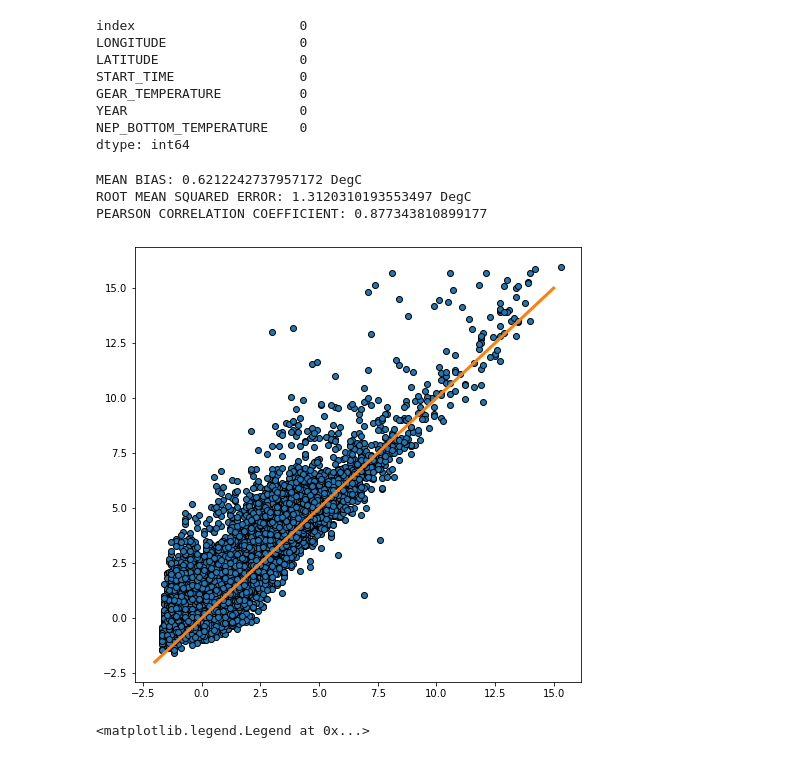
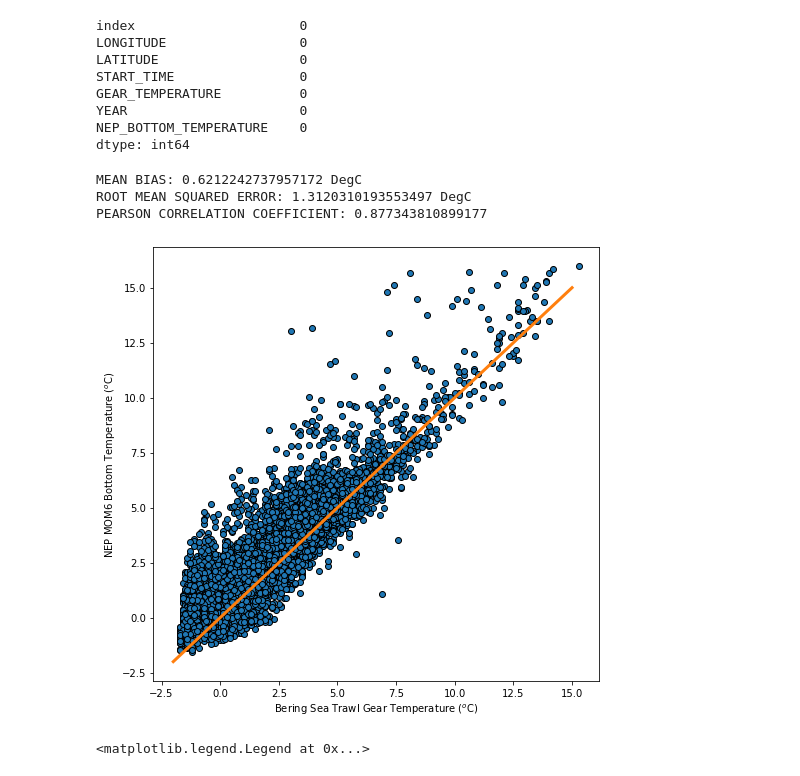
Before and after one commit to amoebaliz/NEP_diagnostics, a Jupyter notebook: Bering_Sea_Bottom_Trawl_Kearney_Approach.ipynb, the cells around one changed output. Cells and saved outputs as stored; diff of their text form; code cells hidden in the pictures.

Commit message:
added labels to plot

```diff
--- a/Bering_Sea_Bottom_Trawl_Kearney_Approach.ipynb
+++ b/Bering_Sea_Bottom_Trawl_Kearney_Approach.ipynb
@@ -47,18 +47,20 @@ dtype: int64
 # %%
 # ALL values 2003-2019
 plt.figure(figsize=(8,8))
 plt.plot(trawl_temp,nep_temp,'o',mec='k')
 plt.plot((-2,15),(-2,15),linewidth=3)
+plt.xlabel('Bering Sea Trawl Gear Temperature ($^o$C)')
+plt.ylabel('NEP MOM6 Bottom Temperature ($^o$C)')
 
 
 print('MEAN BIAS:', np.mean(nep_temp-trawl_temp), 'DegC')
 print('ROOT MEAN SQUARED ERROR:', np.sqrt(np.mean((nep_temp-trawl_temp)**2)), 'DegC')
 print('PEARSON CORRELATION COEFFICIENT:', scipy.stats.pearsonr(trawl_temp, nep_temp)[0])
 # %% [output]
 MEAN BIAS: 0.6212242737957172 DegC
 ROOT MEAN SQUARED ERROR: 1.3120310193553497 DegC
 PEARSON CORRELATION COEFFICIENT: 0.877343810899177
-[figure, old version]
+[figure, new version]
 # %%
 # Spread out, only sampling periods
 fig = plt.figure(figsize=(16,6))
```
